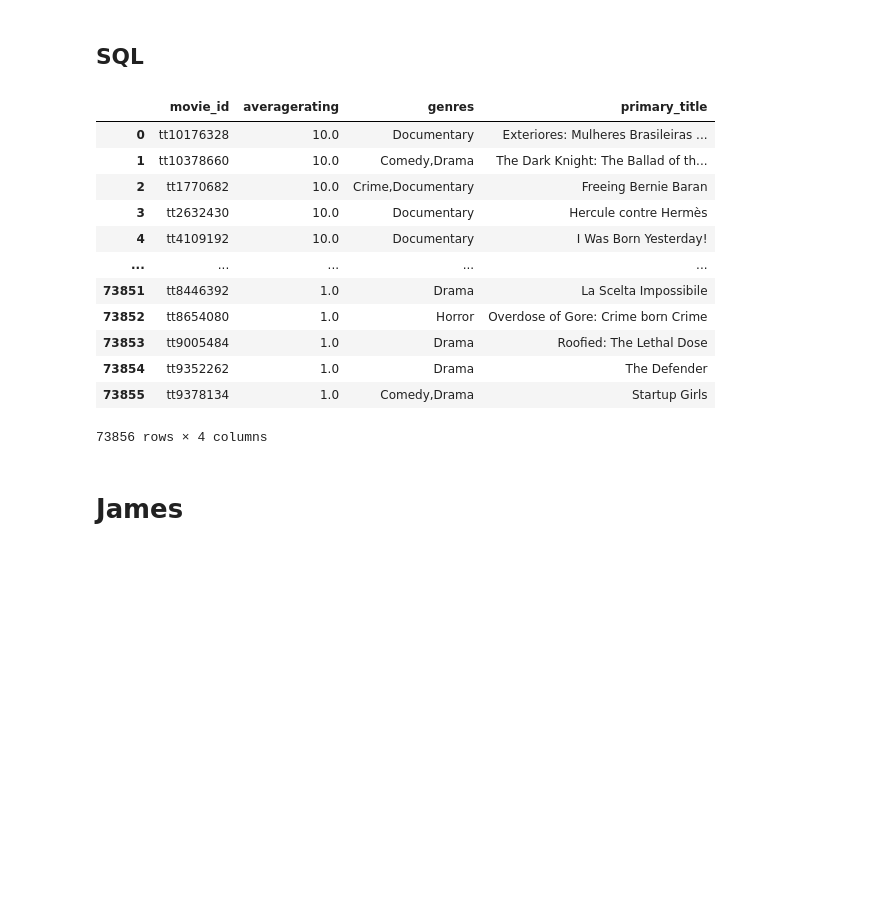
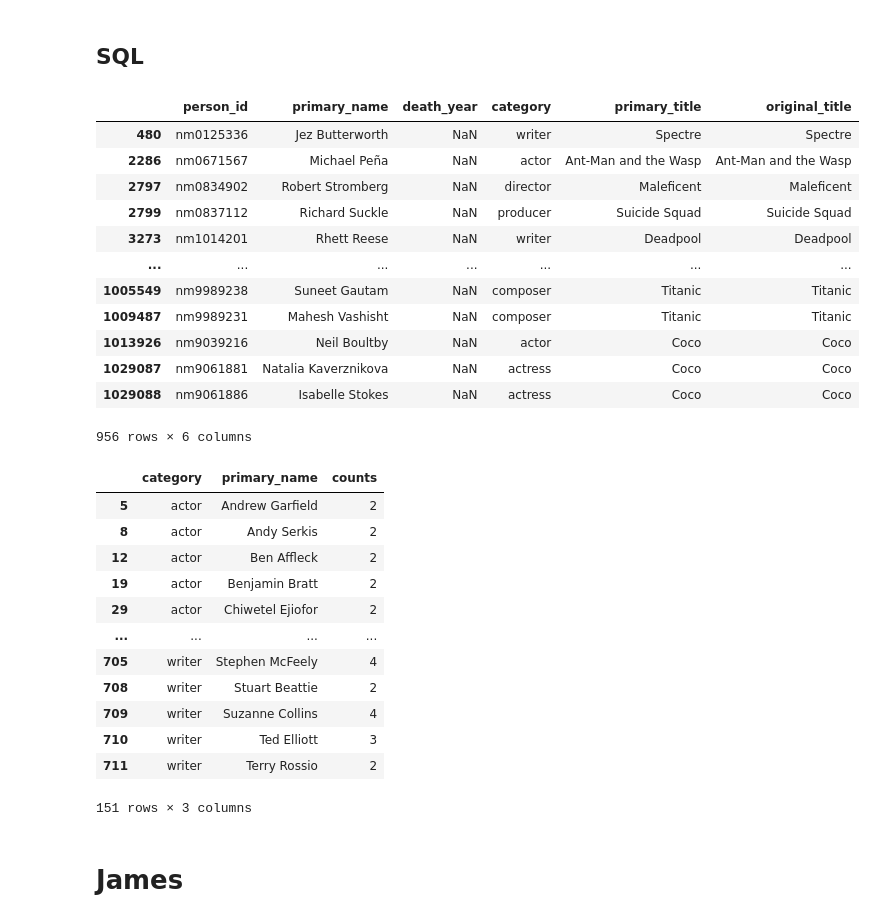
Before and after one commit to racday/ai-capstone, a Jupyter notebook: index.ipynb, the cells around one changed output. Cells and saved outputs as stored; diff of their text form; code cells hidden in the pictures; blank space fills up the shorter version.

```diff
--- a/index.ipynb
+++ b/index.ipynb
@@ -245,23 +250,3 @@ with ZipFile(file_name, 'r') as zip:
     #zip.printdir()
     zip.extractall()
 conn = sqlite3.connect('./im.db')
-# %%
-pd.read_sql("""SELECT movie_basics.movie_id, movie_ratings.averagerating, movie_basics.genres, movie_basics.primary_title
-FROM movie_basics
-JOIN movie_ratings ON movie_basics.movie_id=movie_ratings.movie_id
-ORDER BY averagerating DESC;
-""", conn)
-# %% [output]
-|  | movie_id | averagerating | genres | primary_title |
-| 0 | tt10176328 | 10.0 | Documentary | Exteriores: Mulheres Brasileiras ... |
-| 1 | tt10378660 | 10.0 | Comedy,Drama | The Dark Knight: The Ballad of th... |
-| 2 | tt1770682 | 10.0 | Crime,Documentary | Freeing Bernie Baran |
-| 3 | tt2632430 | 10.0 | Documentary | Hercule contre Hermès |
-| 4 | tt4109192 | 10.0 | Documentary | I Was Born Yesterday! |
-| ... | ... | ... | ... | ... |
-| 73851 | tt8446392 | 1.0 | Drama | La Scelta Impossibile |
-| 73852 | tt8654080 | 1.0 | Horror | Overdose of Gore: Crime born Crime |
-| 73853 | tt9005484 | 1.0 | Drama | Roofied: The Lethal Dose |
-| 73854 | tt9352262 | 1.0 | Drama | The Defender |
-| 73855 | tt9378134 | 1.0 | Comedy,Drama | Startup Girls |
-73856 rows × 4 columns
@@ -267,0 +257,41 @@ ORDER BY averagerating DESC;
+# %%
+imdb = pd.read_sql(f"""
+SELECT pr.person_id, primary_name, death_year, category, primary_title,
+       original_title
+FROM persons p
+LEFT JOIN principals pr ON pr.person_id = p.person_id
+LEFT JOIN movie_basics mb ON pr.movie_id = mb.movie_id
+""", conn)
+# %%
+imdb = imdb[imdb['death_year'].isnull() == True]
+imdb_outliers = imdb[imdb['primary_title'].isin(outliers_movies_lst)]
+display(imdb_outliers)
+#grouped = imdb_outliers.groupby(['category','primary_name']).size().reset_index(name='counts')
+grouped[grouped['counts'] > 1]
+# %% [output]
+|  | person_id | primary_name | death_year | category | primary_title | original_title |
+| 480 | nm0125336 | Jez Butterworth | NaN | writer | Spectre | Spectre |
+| 2286 | nm0671567 | Michael Peña | NaN | actor | Ant-Man and the Wasp | Ant-Man and the Wasp |
+| 2797 | nm0834902 | Robert Stromberg | NaN | director | Maleficent | Maleficent |
+| 2799 | nm0837112 | Richard Suckle | NaN | producer | Suicide Squad | Suicide Squad |
+| 3273 | nm1014201 | Rhett Reese | NaN | writer | Deadpool | Deadpool |
+| ... | ... | ... | ... | ... | ... | ... |
+| 1005549 | nm9989238 | Suneet Gautam | NaN | composer | Titanic | Titanic |
+| 1009487 | nm9989231 | Mahesh Vashisht | NaN | composer | Titanic | Titanic |
+| 1013926 | nm9039216 | Neil Boultby | NaN | actor | Coco | Coco |
+| 1029087 | nm9061881 | Natalia Kaverznikova | NaN | actress | Coco | Coco |
+| 1029088 | nm9061886 | Isabelle Stokes | NaN | actress | Coco | Coco |
+956 rows × 6 columns
+|  | category | primary_name | counts |
+| 5 | actor | Andrew Garfield | 2 |
+| 8 | actor | Andy Serkis | 2 |
+| 12 | actor | Ben Affleck | 2 |
+| 19 | actor | Benjamin Bratt | 2 |
+| 29 | actor | Chiwetel Ejiofor | 2 |
+| ... | ... | ... | ... |
+| 705 | writer | Stephen McFeely | 4 |
+| 708 | writer | Stuart Beattie | 2 |
+| 709 | writer | Suzanne Collins | 4 |
+| 710 | writer | Ted Elliott | 3 |
+| 711 | writer | Terry Rossio | 2 |
+151 rows × 3 columns
```
Also changed, not shown: parts of 7 cells of this notebook, 1 other file.
